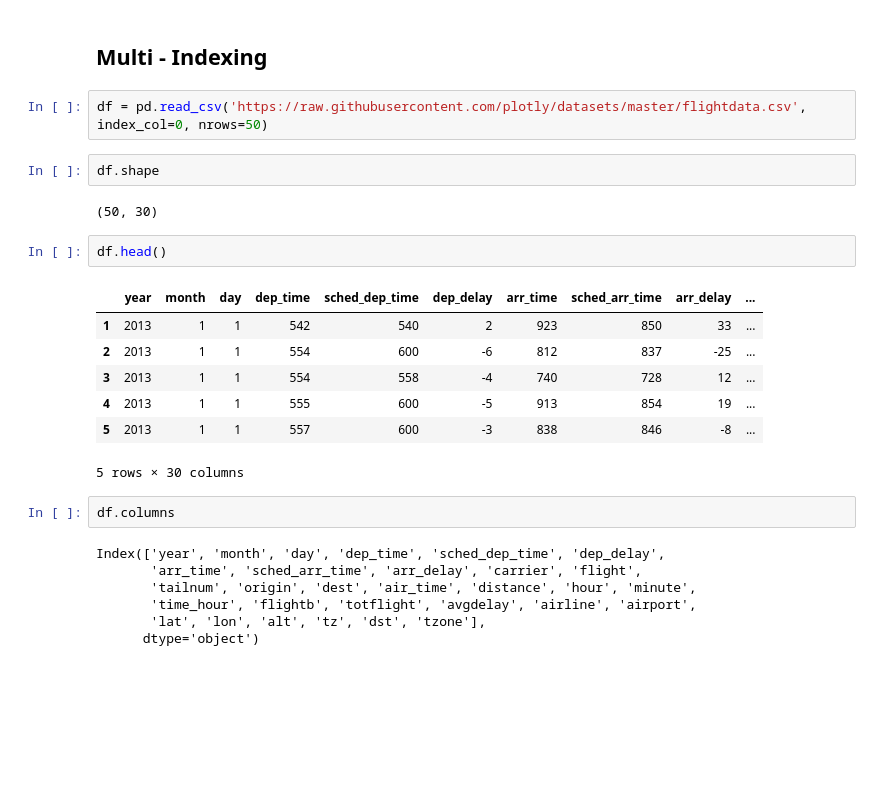
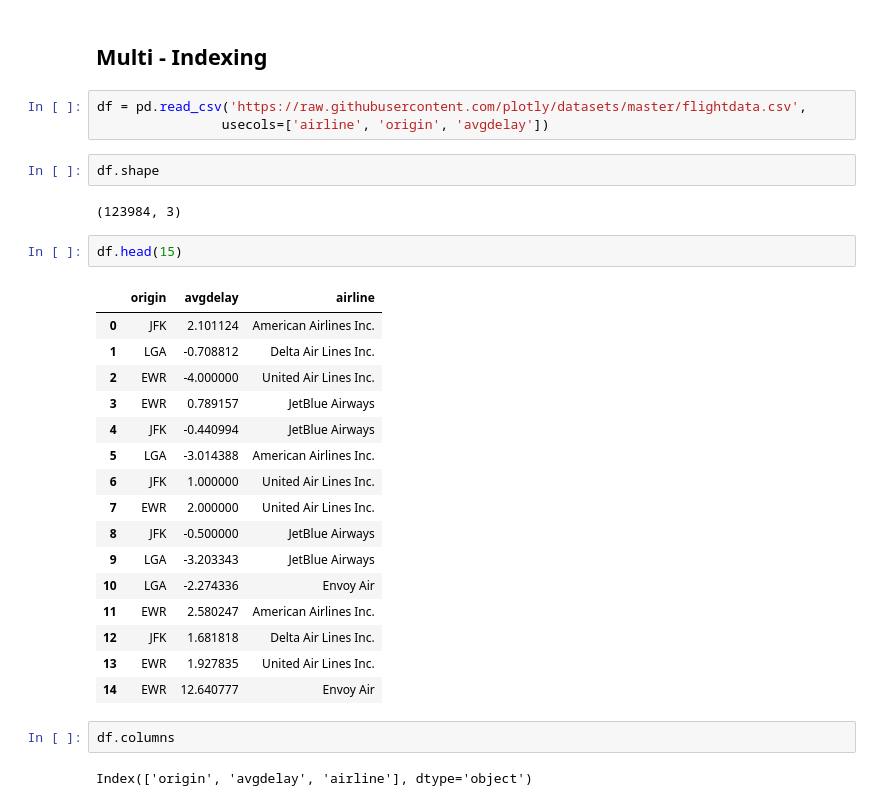
Before and after one commit to angelbujalance/Formacion-Pandas, a Jupyter notebook: formacion_pandas_acc-song.ipynb, the cells around one changed output. Cells and saved outputs as stored; diff of their text form; blank space fills up the shorter version.

```diff
--- a/formacion_pandas_acc-song.ipynb
+++ b/formacion_pandas_acc-song.ipynb
@@ -586,27 +608,32 @@ iris[['class', 'petal length']].groupby('class').agg([mean, median, max, min])
 # %% [markdown]
 ## Multi - Indexing
 # %%
-df = pd.read_csv('https://raw.githubusercontent.com/plotly/datasets/master/flightdata.csv', index_col=0, nrows=50)
+df = pd.read_csv('https://raw.githubusercontent.com/plotly/datasets/master/flightdata.csv',
+                usecols=['airline', 'origin', 'avgdelay'])
 # %%
 df.shape
 # %% [output]
-(50, 30)
+(123984, 3)
 # %%
-df.head()
+df.head(15)
 # %% [output]
-|  | year | month | day | dep_time | sched_dep_time | dep_delay | arr_time | sched_arr_time | arr_delay | ... |
-| 1 | 2013 | 1 | 1 | 542 | 540 | 2 | 923 | 850 | 33 | ... |
-| 2 | 2013 | 1 | 1 | 554 | 600 | -6 | 812 | 837 | -25 | ... |
-| 3 | 2013 | 1 | 1 | 554 | 558 | -4 | 740 | 728 | 12 | ... |
-| 4 | 2013 | 1 | 1 | 555 | 600 | -5 | 913 | 854 | 19 | ... |
-| 5 | 2013 | 1 | 1 | 557 | 600 | -3 | 838 | 846 | -8 | ... |
+|  | origin | avgdelay | airline |
+| 0 | JFK | 2.101124 | American Airlines Inc. |
+| 1 | LGA | -0.708812 | Delta Air Lines Inc. |
+| 2 | EWR | -4.000000 | United Air Lines Inc. |
+| 3 | EWR | 0.789157 | JetBlue Airways |
+| 4 | JFK | -0.440994 | JetBlue Airways |
+| 5 | LGA | -3.014388 | American Airlines Inc. |
+| 6 | JFK | 1.000000 | United Air Lines Inc. |
+| 7 | EWR | 2.000000 | United Air Lines Inc. |
+| 8 | JFK | -0.500000 | JetBlue Airways |
+| 9 | LGA | -3.203343 | JetBlue Airways |
+| 10 | LGA | -2.274336 | Envoy Air |
+| 11 | EWR | 2.580247 | American Airlines Inc. |
+| 12 | JFK | 1.681818 | Delta Air Lines Inc. |
+| 13 | EWR | 1.927835 | United Air Lines Inc. |
+| 14 | EWR | 12.640777 | Envoy Air |
-5 rows × 30 columns
 # %%
 df.columns
 # %% [output]
-Index(['year', 'month', 'day', 'dep_time', 'sched_dep_time', 'dep_delay',
-       'arr_time', 'sched_arr_time', 'arr_delay', 'carrier', 'flight',
-       'tailnum', 'origin', 'dest', 'air_time', 'distance', 'hour', 'minute',
-       'time_hour', 'flightb', 'totflight', 'avgdelay', 'airline', 'airport',
-       'lat', 'lon', 'alt', 'tz', 'dst', 'tzone'],
-      dtype='object')
+Index(['origin', 'avgdelay', 'airline'], dtype='object')
```
Also changed, not shown: parts of 34 cells of this notebook.
